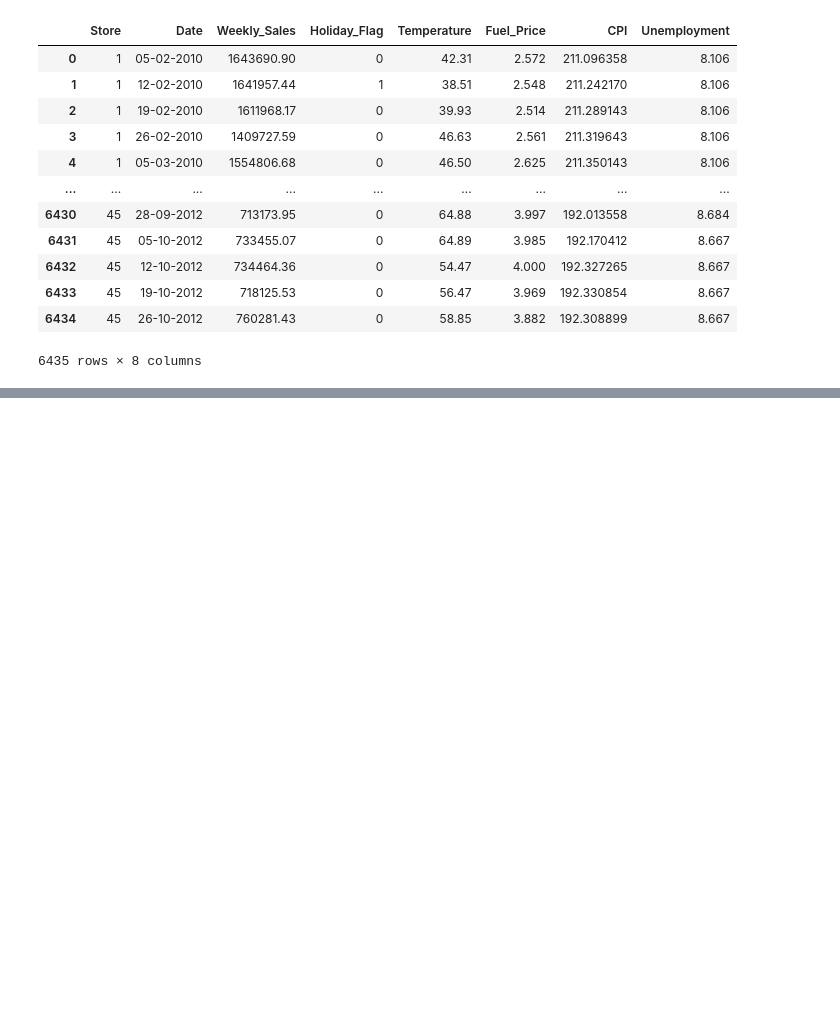
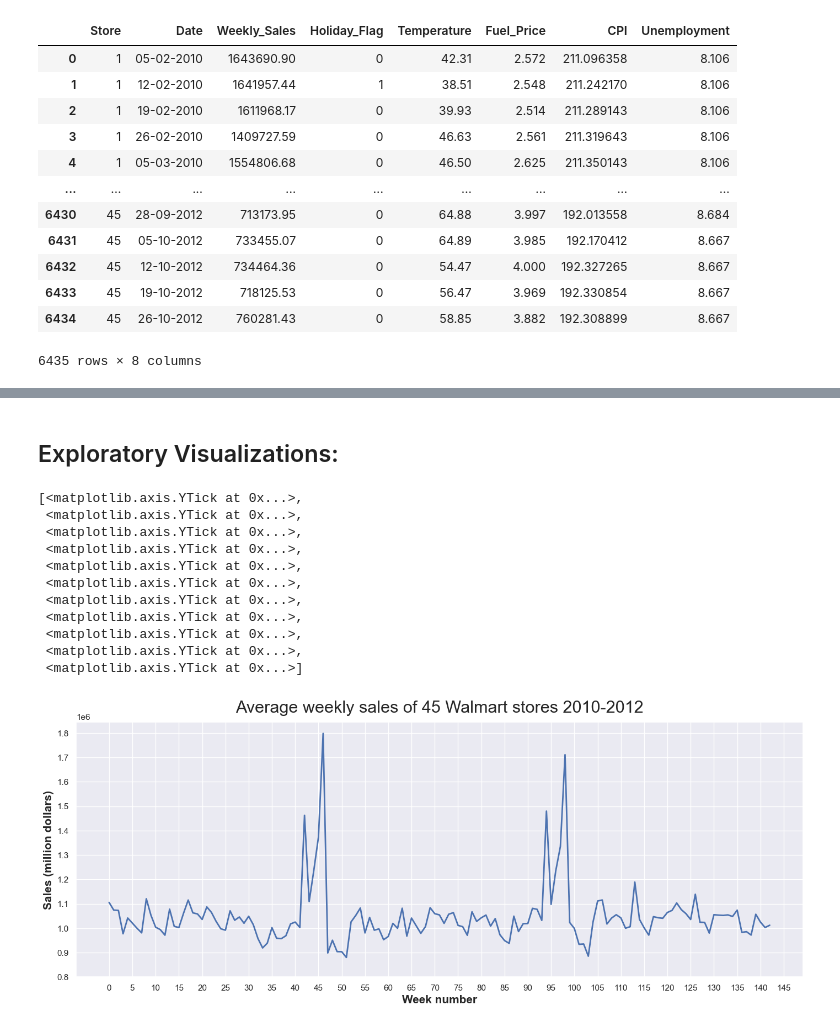
Before and after one commit to ubco-W2022T2-data301/project-group-group36, a Jupyter notebook: analysis/analysis2.ipynb, the cells around one changed output, grey strips where cells are left out. Drawn from its saved outputs; the diff is of its cells as text; code cells hidden in the pictures; blank space fills up the shorter version.

```diff
--- a/analysis/analysis2.ipynb
+++ b/analysis/analysis2.ipynb
@@ -26,0 +87,3 @@ ds
+# %%
+MFdf_rmColumns = MFdf.copy().drop(['Temperature','Fuel_Price','CPI','Unemployment'], axis=1)
+MFdf_rmColumns.head(10)
@@ -26,0 +102,7 @@ ds
+# %%
+MFdf_rmColumns = MFdf_rmColumns.copy().drop(['Store'], axis=1)
+MFdf_rmColumns['Date'] = pd.to_datetime(MFdf_rmColumns['Date'], dayfirst=True, yearfirst=False)
+
+MFdf_groupbyWeeks = MFdf_rmColumns.groupby('Date').mean().round()
+MFdf_groupbyWeeks = MFdf_groupbyWeeks.sort_values(by=['Date']).reset_index()
+MFdf_groupbyWeeks
@@ -26,0 +123,8 @@ ds
+# %%
+MFdf_groupbyWeeks = MFdf_groupbyWeeks.reset_index()
+MFdf_groupbyWeeks = MFdf_groupbyWeeks.rename(columns={'index': 'Week#'})
+
+MFdf_groupbyWeeks['Previous_Week_Sales'] = MFdf_groupbyWeeks['Weekly_Sales'].shift(1)
+MFdf_groupbyWeeks['WoW_Changes'] = (MFdf_groupbyWeeks['Weekly_Sales'] - MFdf_groupbyWeeks['Previous_Week_Sales'])/MFdf_groupbyWeeks['Previous_Week_Sales']
+MFdf_groupbyWeeks['WoW_Changes'] = MFdf_groupbyWeeks['WoW_Changes'].apply(lambda x: f"{x*100:.2f}%")
+MFdf_groupbyWeeks
@@ -26,0 +145,37 @@ ds
+# %% [markdown]
+## Exploratory Visualizations:
+# %%
+
+sns.set_style("whitegrid")
+sns.set_palette("deep")
+sns.set(font_scale=3)
+sns.set(rc={"font.family": "Arial"})
+# %%
+fig, EV1 = plt.subplots(figsize=(17, 6))
+EV1.plot(MFdf_groupbyWeeks['Week#'], MFdf_groupbyWeeks['Weekly_Sales'], linewidth=2, linestyle='-')
+
+EV1.set_xlabel("Week number", fontsize=15, fontweight="bold")
+EV1.set_ylabel("Sales (million dollars)", fontsize=15, fontweight="bold")
+EV1.set_title("Average weekly sales of 45 Walmart stores 2010-2012", fontsize=22, y=1.02)
+
+EV1.set_xticks(range(0,150,5))
+EV1.set_yticks(range(800000,1900000,100000))
+
+
+#EV1 = sns.relplot(data=MFdf_groupbyWeeks, kind='line', x='Week#', y='Weekly_Sales', height=6, aspect=2)
+#EV1.set_xlabels("Week number", fontsize=15, fontweight="bold")
+#EV1.set_ylabels("Sales (million dollars)", fontsize=15, fontweight="bold")
+#EV1.fig.suptitle("Average weekly sales of 45 Walmart stores 2010-2012", fontsize=22, y=1.02)
+# %% [output]
+[<matplotlib.axis.YTick at 0x...>,
+ <matplotlib.axis.YTick at 0x...>,
+ <matplotlib.axis.YTick at 0x...>,
+ <matplotlib.axis.YTick at 0x...>,
+ <matplotlib.axis.YTick at 0x...>,
+ <matplotlib.axis.YTick at 0x...>,
+ <matplotlib.axis.YTick at 0x...>,
+ <matplotlib.axis.YTick at 0x...>,
+ <matplotlib.axis.YTick at 0x...>,
+ <matplotlib.axis.YTick at 0x...>,
+ <matplotlib.axis.YTick at 0x...>]
+[figure, added]
```
Also changed, not shown: parts of 20 cells of this notebook.
